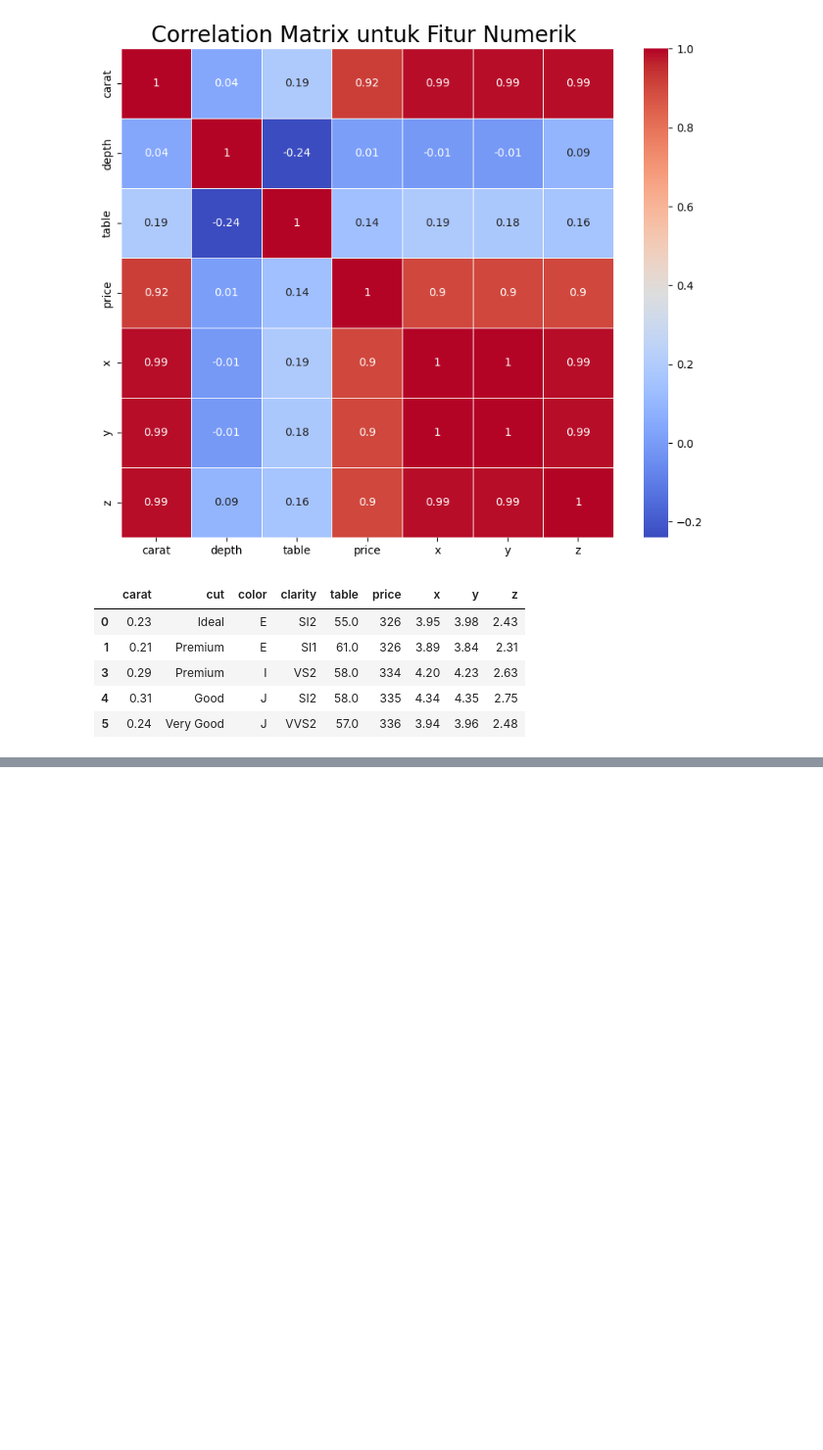
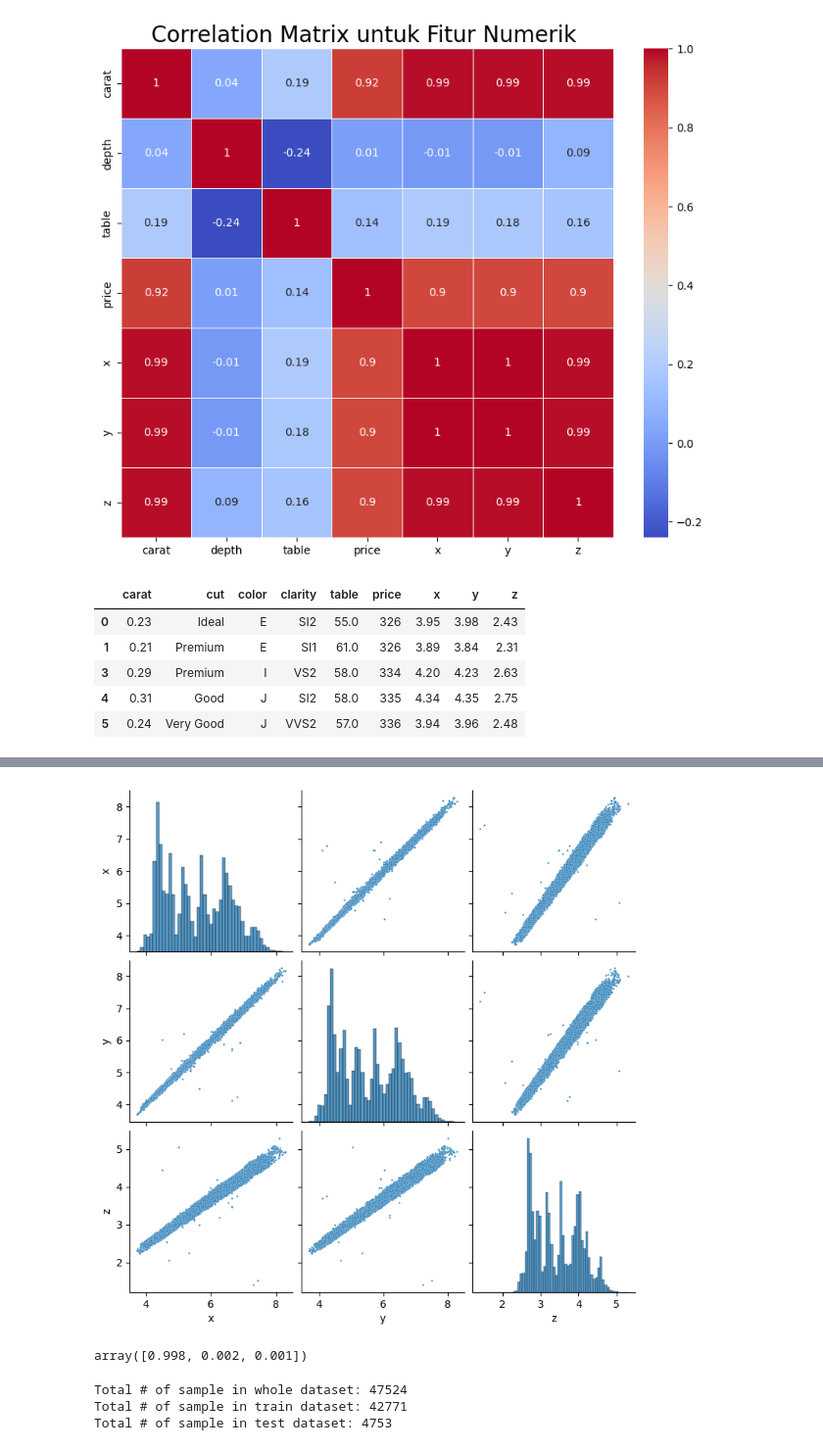
Before and after one commit to adimemes/Machine-Learning-Project, a Jupyter notebook: Predict Analys/Untitled.ipynb, the cells around one changed output, grey strips where cells are left out. Shown at 98% size. Cells and saved outputs as stored; diff of their text form; code cells hidden in the pictures; blank space fills up the shorter version.

```diff
--- a/Predict Analys/Untitled.ipynb
+++ b/Predict Analys/Untitled.ipynb
@@ -303,0 +310,4 @@ KeyError: 'cut'
+# %%
+sbn.pairplot(diamonds[['x','y','z']], plot_kws={"s": 3});
+# %% [output]
+[figure, added]
@@ -303,0 +320,4 @@ KeyError: 'cut'
+# %%
+pca.explained_variance_ratio_.round(3)
+# %% [output]
+array([0.998, 0.002, 0.001])
@@ -303,0 +336,8 @@ KeyError: 'cut'
+# %%
+print(f'Total # of sample in whole dataset: {len(X)}')
+print(f'Total # of sample in train dataset: {len(X_train)}')
+print(f'Total # of sample in test dataset: {len(X_test)}')
+# %% [output]
+Total # of sample in whole dataset: 47524
+Total # of sample in train dataset: 42771
+Total # of sample in test dataset: 4753
```
Also changed, not shown: parts of 15 cells of this notebook, 3 other files.
